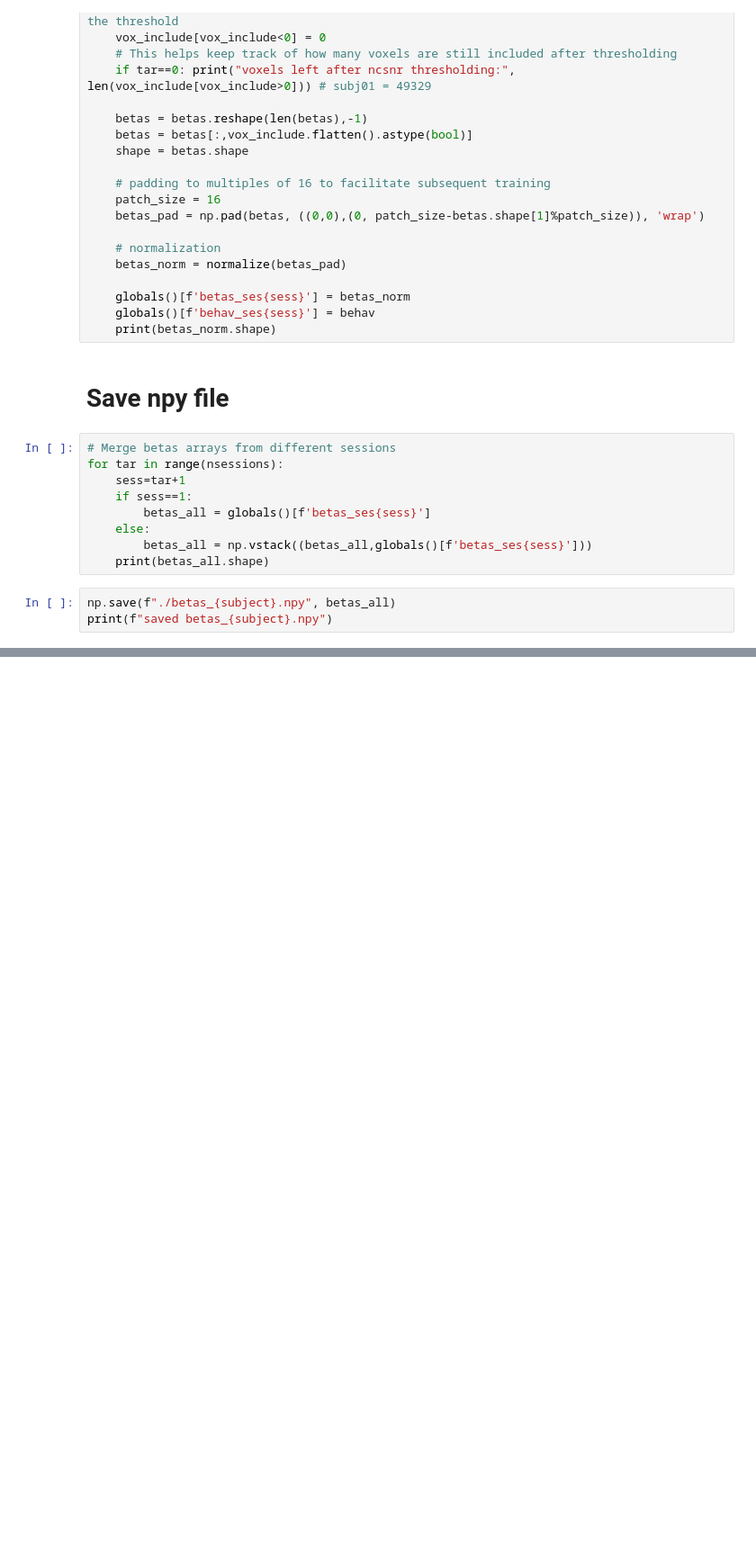
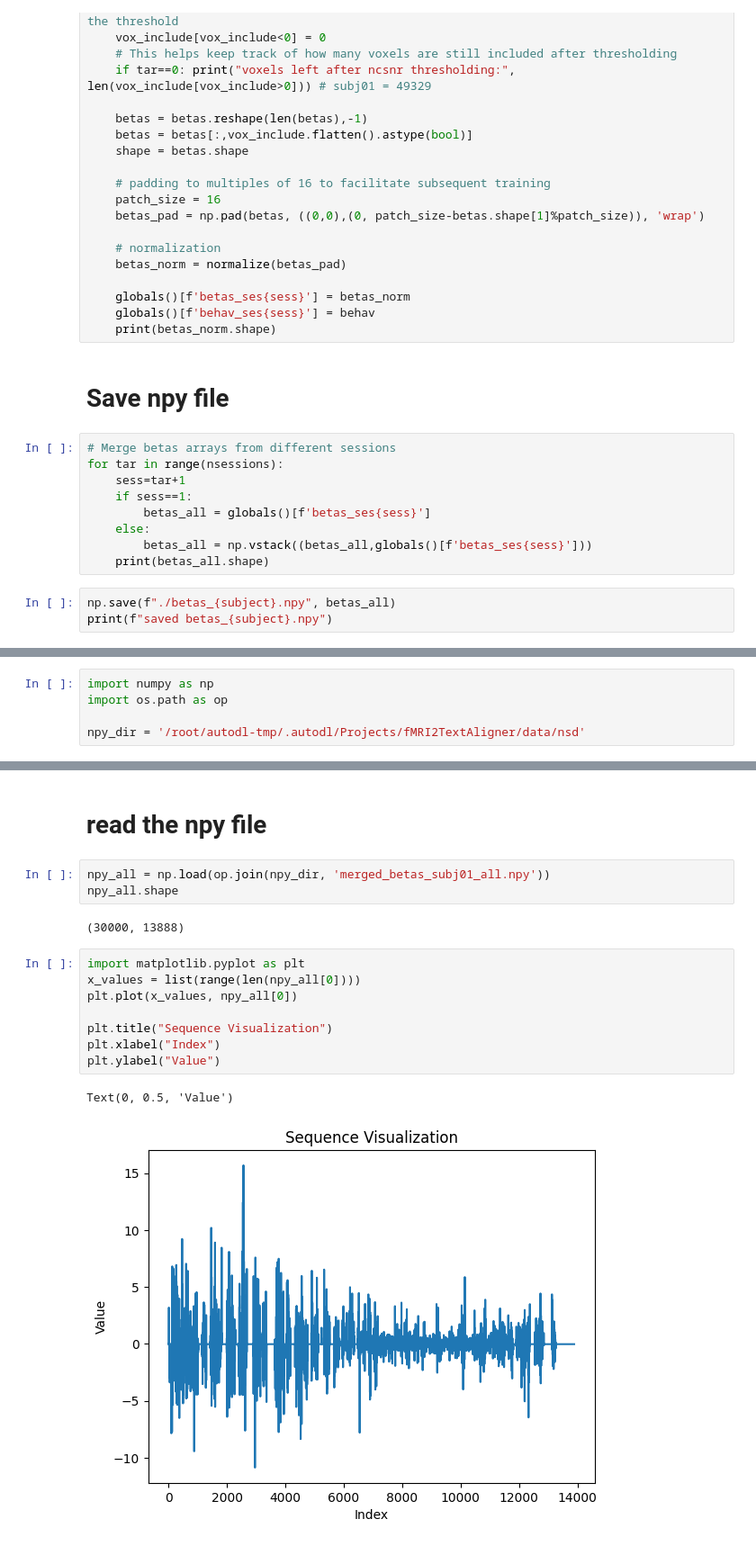
Before and after one commit to CaiZongyuan/fMRI2TextAligner, a Jupyter notebook: notebooks/make_fMRI_dataset.ipynb, the cells around one changed output, grey strips where cells are left out. Shown at 90% size. Drawn from its saved outputs; the diff is of its cells as text; blank space fills up the shorter version.

Commit message:
merge all the npy files

```diff
--- a/notebooks/make_fMRI_dataset.ipynb
+++ b/notebooks/make_fMRI_dataset.ipynb
@@ -127,0 +132,5 @@ print(f"saved betas_{subject}.npy")
+# %%
+import numpy as np
+import os.path as op
+
+npy_dir = '/root/autodl-tmp/.autodl/Projects/fMRI2TextAligner/data/nsd'
@@ -127,0 +170,18 @@ print(f"saved betas_{subject}.npy")
+# %% [markdown]
+# read the npy file
+# %%
+npy_all = np.load(op.join(npy_dir, 'merged_betas_subj01_all.npy'))
+npy_all.shape
+# %% [output]
+(30000, 13888)
+# %%
+import matplotlib.pyplot as plt
+x_values = list(range(len(npy_all[0])))
+plt.plot(x_values, npy_all[0])
+
+plt.title("Sequence Visualization")
+plt.xlabel("Index")
+plt.ylabel("Value")
+# %% [output]
+Text(0, 0.5, 'Value')
+[figure, added]
```
Also changed, not shown: parts of 4 cells of this notebook, 1 other file.
